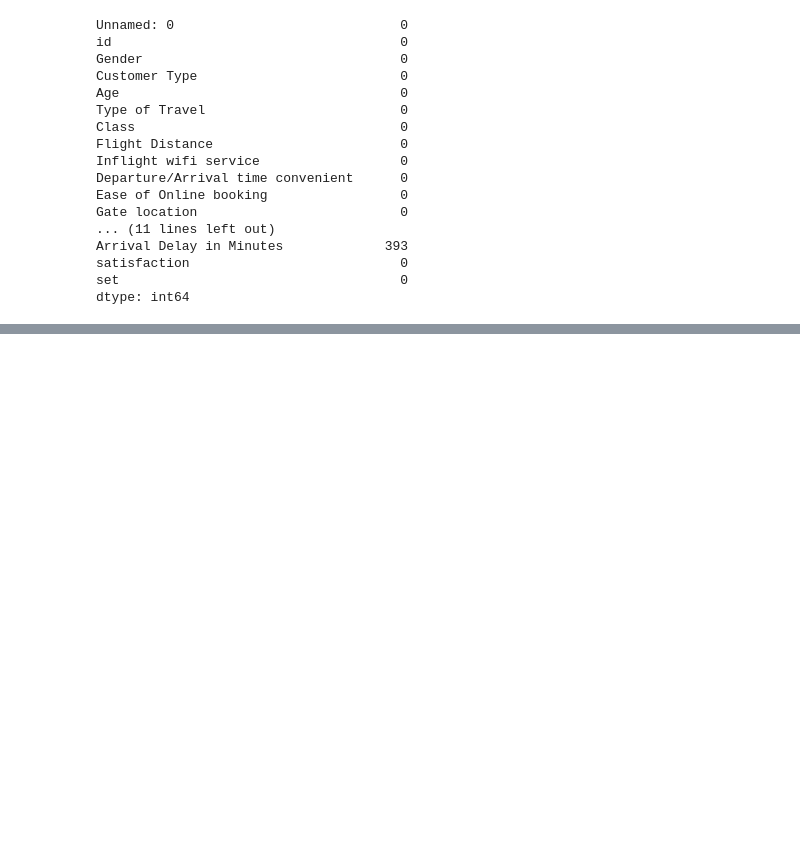
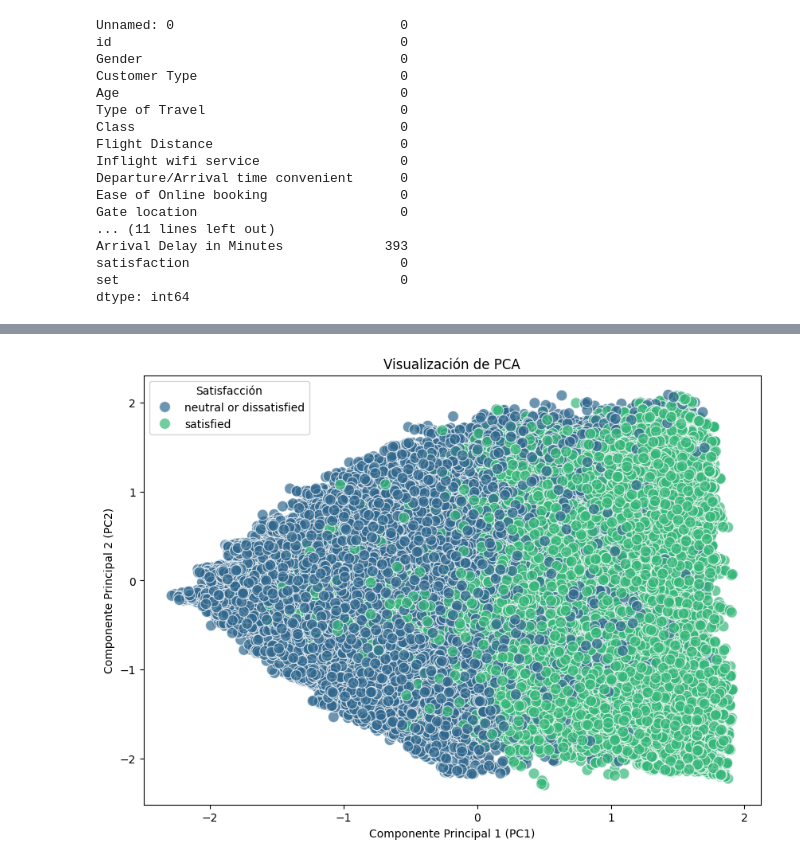
Before and after one commit to joselrodrigues/mlflow-docker, a Jupyter notebook: src/mlflow.ipynb, the cells around one changed output, grey strips where cells are left out. Saved outputs shown, nothing was run; the diff lists cells and outputs as text; code cells hidden in the pictures; blank space fills up the shorter version.

```diff
--- a/src/mlflow.ipynb
+++ b/src/mlflow.ipynb
@@ -126,0 +232,3 @@ dtype: int64
+# %%
+# Drop not useful columns id and unnamed
+dataset = df_combined.drop(df_combined.iloc[:, [0, 1, -1]], axis=1)
@@ -126,0 +251,5 @@ dtype: int64
+# %%
+categorical_indexes = [0, 1, 3, 4] + list(range(6, 20))
+dataset.iloc[:, categorical_indexes] = dataset.iloc[:, categorical_indexes].astype(
+    "object"
+)
@@ -126,0 +354,6 @@ dtype: int64
+# %%
+dataset_handled_missing_values = preprocessor.fit_transform(dataset)
+dataset_cleaned = pd.DataFrame(dataset_handled_missing_values, columns=all_columns)
+
+X = dataset_cleaned.drop("satisfaction", axis=1)
+y = dataset_cleaned["satisfaction"]
@@ -126,0 +364,27 @@ dtype: int64
+# %%
+# Ajustar el pipeline y transformar los datos con PCA
+X_pca = pca_pipeline.fit_transform(X)
+
+
+# Convertir los datos transformados por PCA a un DataFrame para graficar
+pca_df = pd.DataFrame(X_pca, columns=["PC1", "PC2"])
+pca_df["satisfaction"] = y.values
+
+# Graficar los componentes principales utilizando seaborn
+plt.figure(figsize=(10, 7))
+sns.scatterplot(
+    x="PC1",
+    y="PC2",
+    hue="satisfaction",
+    data=pca_df,
+    palette="viridis",
+    s=100,
+    alpha=0.7,
+)
+plt.title("Visualización de PCA")
+plt.xlabel("Componente Principal 1 (PC1)")
+plt.ylabel("Componente Principal 2 (PC2)")
+plt.legend(title="Satisfacción", loc="upper left")
+plt.show()
+# %% [output]
+[figure, added]
```
Also changed, not shown: parts of 26 cells of this notebook, 1 other file.
